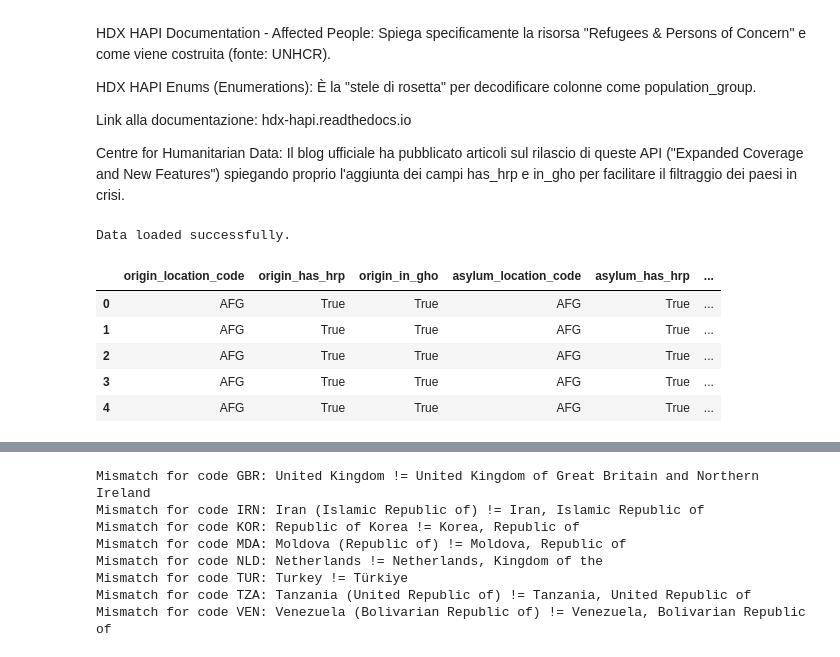
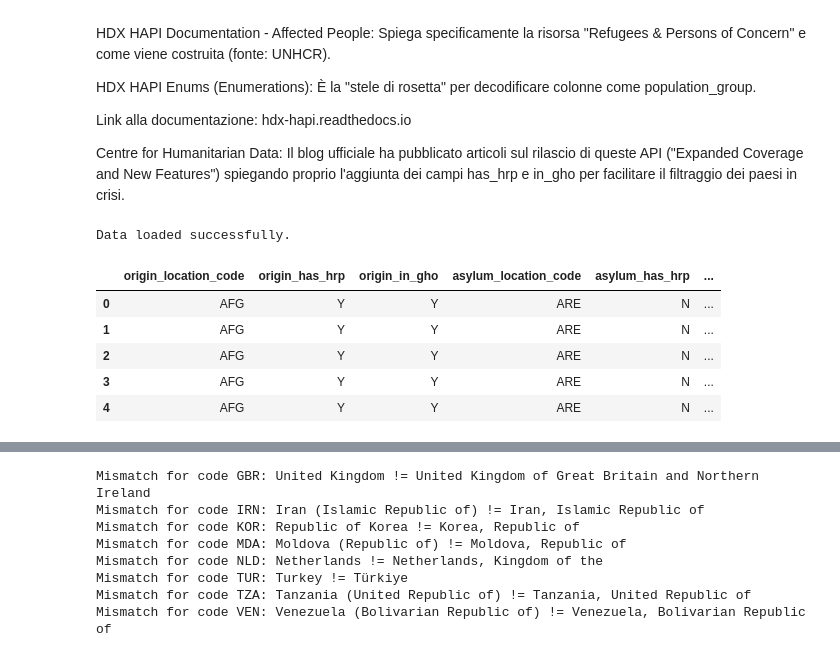
Before and after one commit to group-pi-dataviz/group-pi-dataviz.github.io, a Jupyter notebook: scripts/data_prepocessing_parte5.ipynb, the cells around one changed output, grey strips where cells are left out. Saved outputs shown, nothing was run; the diff lists cells and outputs as text; code cells hidden in the pictures.

```diff
--- a/scripts/data_prepocessing_parte5.ipynb
+++ b/scripts/data_prepocessing_parte5.ipynb
@@ -70,14 +70,14 @@ Link alla documentazione: hdx-hapi.readthedocs.io
 
 Centre for Humanitarian Data: Il blog ufficiale ha pubblicato articoli sul rilascio di queste API ("Expanded Coverage and New Features") spiegando proprio l'aggiunta dei campi has_hrp e in_gho per facilitare il filtraggio dei paesi in crisi.
 # %%
-migration_data = load_data("../data/hdx_hapi_refugees_afg.csv")
-migration_data.head()
+migration_data_2000 = load_data("../data/hdx_hapi_refugees_global_2000_2004.csv")
+migration_data_2000.head()
 # %% [output]
 Data loaded successfully.
 |  | origin_location_code | origin_has_hrp | origin_in_gho | asylum_location_code | asylum_has_hrp | ... |
-| 0 | AFG | True | True | AFG | True | ... |
-| 1 | AFG | True | True | AFG | True | ... |
-| 2 | AFG | True | True | AFG | True | ... |
-| 3 | AFG | True | True | AFG | True | ... |
-| 4 | AFG | True | True | AFG | True | ... |
+| 0 | AFG | Y | Y | ARE | N | ... |
+| 1 | AFG | Y | Y | ARE | N | ... |
+| 2 | AFG | Y | Y | ARE | N | ... |
+| 3 | AFG | Y | Y | ARE | N | ... |
+| 4 | AFG | Y | Y | ARE | N | ... |
 # %%
```
Also changed, not shown: parts of 16 cells of this notebook, 2 other files.
